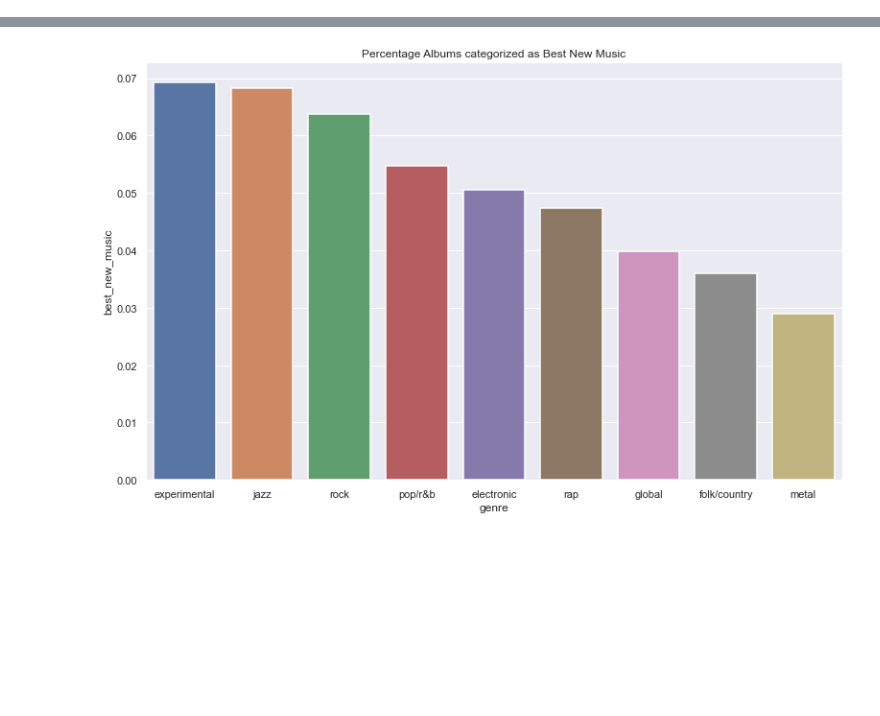
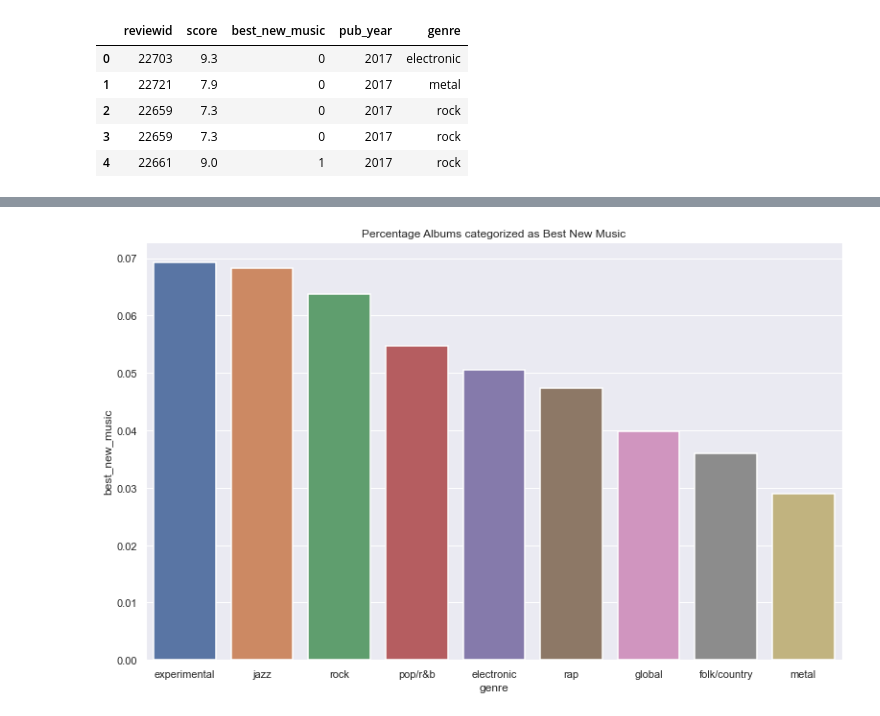
Before and after one commit to alevitelli/pitchfork_analysis, a Jupyter notebook: analysis.ipynb, the cells around one changed output, grey strips where cells are left out. Drawn from its saved outputs; the diff is of its cells as text; code cells hidden in the pictures; blank space fills up the shorter version.

```diff
--- a/analysis.ipynb
+++ b/analysis.ipynb
@@ -42,0 +42,11 @@ df.to_csv('raw_data.csv', index=False)
+# %%
+#Selecting relevant columns and visualizing first rows
+df = df[['reviewid','score','best_new_music','pub_year','genre']]
+df.head()
+# %% [output]
+|  | reviewid | score | best_new_music | pub_year | genre |
+| 0 | 22703 | 9.3 | 0 | 2017 | electronic |
+| 1 | 22721 | 7.9 | 0 | 2017 | metal |
+| 2 | 22659 | 7.3 | 0 | 2017 | rock |
+| 3 | 22659 | 7.3 | 0 | 2017 | rock |
+| 4 | 22661 | 9.0 | 1 | 2017 | rock |
```
Also changed, not shown: parts of 20 cells of this notebook, 1 other file.
